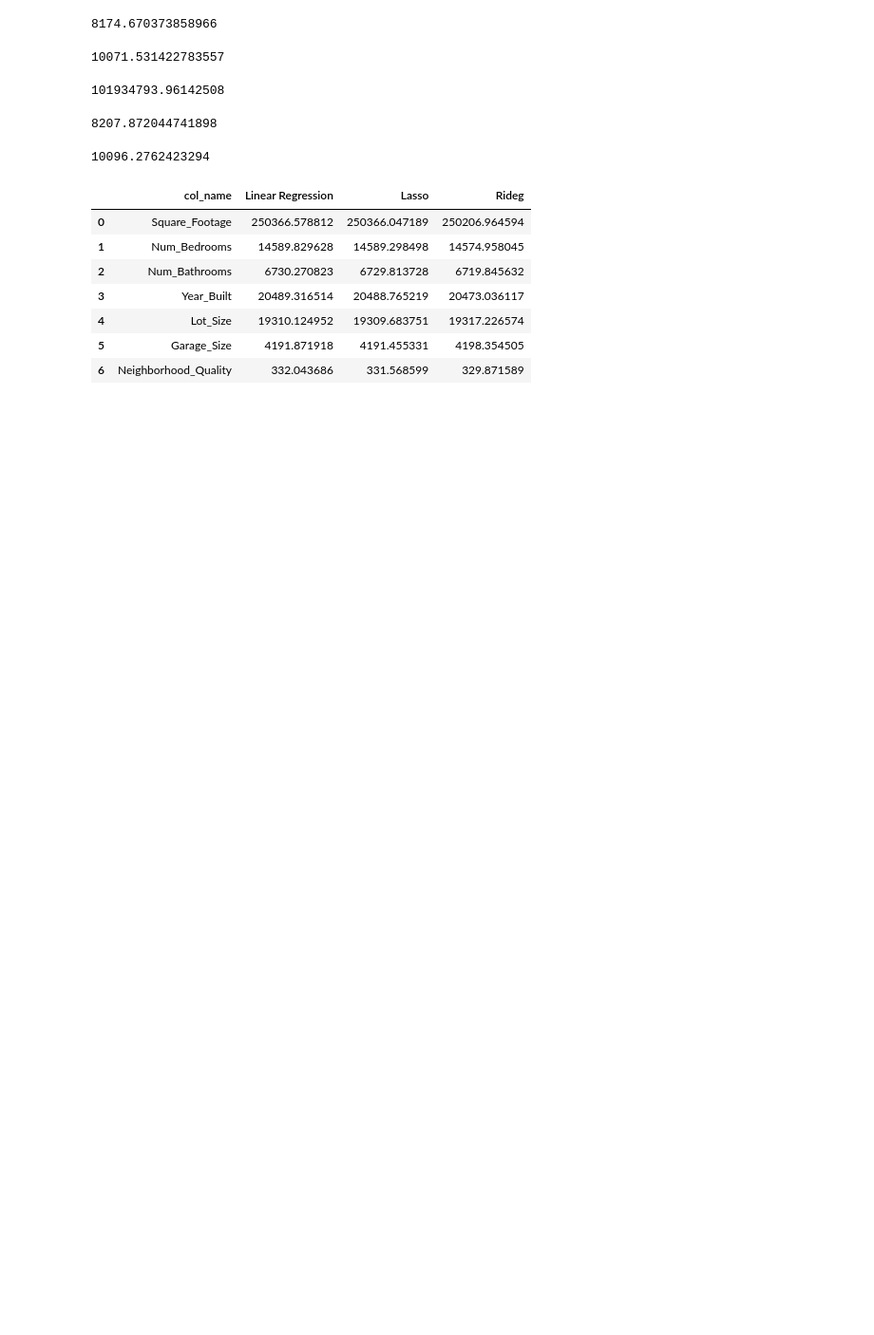
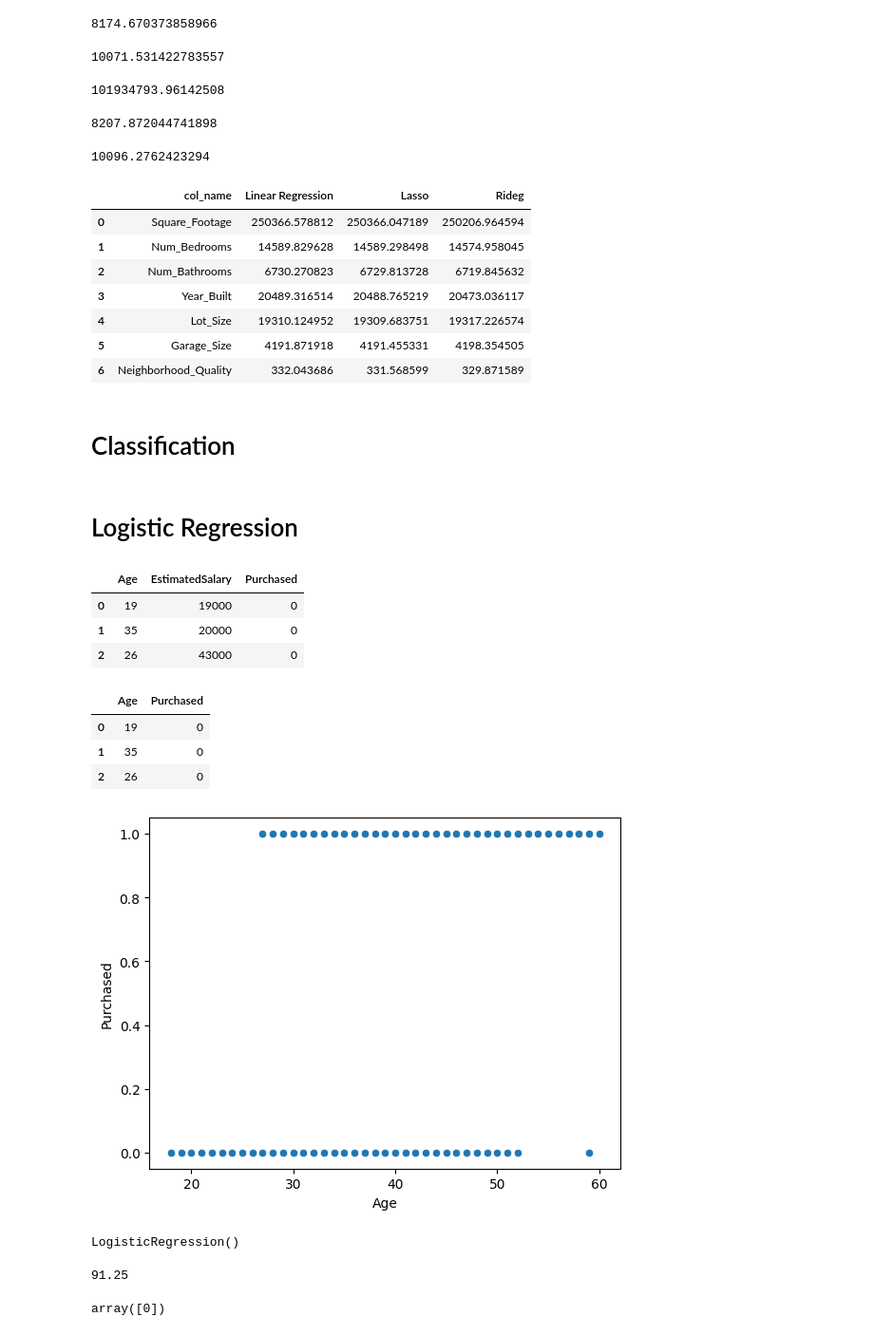
Before and after one commit to jaskiratbudhmaan-ship-it/LocalRepo, a Jupyter notebook: Machine_Learning2.ipynb, the cells around one changed output. Shown at 95% size. Saved outputs shown, nothing was run; the diff lists cells and outputs as text; code cells hidden in the pictures; blank space fills up the shorter version.

```diff
--- a/Machine_Learning2.ipynb
+++ b/Machine_Learning2.ipynb
@@ -312,3 +312,7 @@ df
 | 4 | Lot_Size | 19310.124952 | 19309.683751 | 19317.226574 |
 | 5 | Garage_Size | 4191.871918 | 4191.455331 | 4198.354505 |
 | 6 | Neighborhood_Quality | 332.043686 | 331.568599 | 329.871589 |
+# %% [markdown]
+# Classification
+# %% [markdown]
+# Logistic Regression
@@ -314,0 +323,23 @@ df
+# %%
+dataset = pd.read_csv("Social_Network_Ads.csv")
+# %%
+dataset.head(3)
+# %% [output]
+|  | Age | EstimatedSalary | Purchased |
+| 0 | 19 | 19000 | 0 |
+| 1 | 35 | 20000 | 0 |
+| 2 | 26 | 43000 | 0 |
+# %%
+dataset.drop(columns=["EstimatedSalary"],inplace = True)
+# %%
+dataset.head(3)
+# %% [output]
+|  | Age | Purchased |
+| 0 | 19 | 0 |
+| 1 | 35 | 0 |
+| 2 | 26 | 0 |
+# %%
+sns.scatterplot(x="Age",y="Purchased",data=dataset)
+plt.show()
+# %% [output]
+[figure, added]
@@ -314,0 +352,14 @@ df
+# %%
+from sklearn.linear_model import LogisticRegression
+lr = LogisticRegression()
+lr.fit(x_train,y_train)
+# %% [output]
+LogisticRegression()
+# %%
+lr.score(x_test,y_test)*100
+# %% [output]
+91.25
+# %%
+lr.predict([[40]])
+# %% [output]
+array([0])
```
Also changed, not shown: parts of 16 cells of this notebook.
